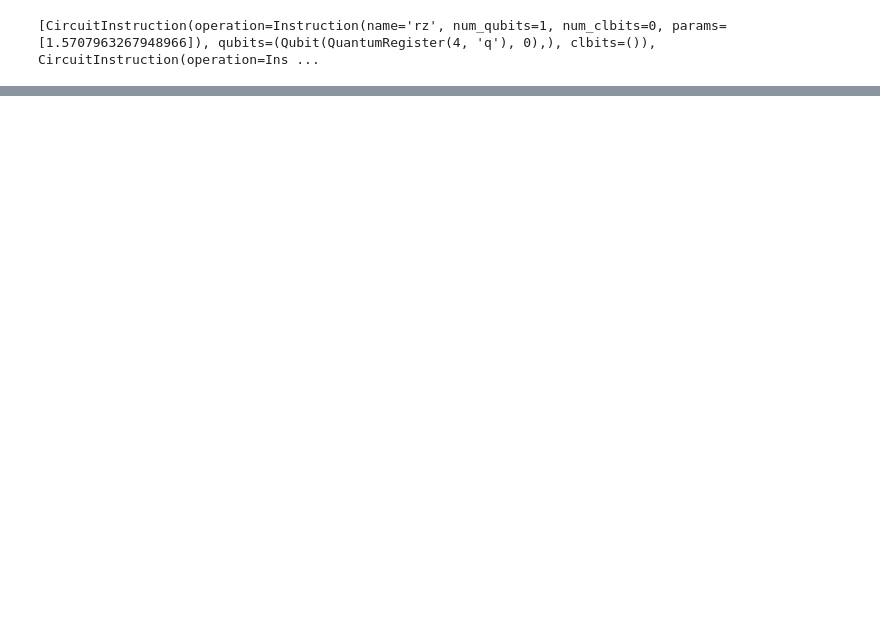
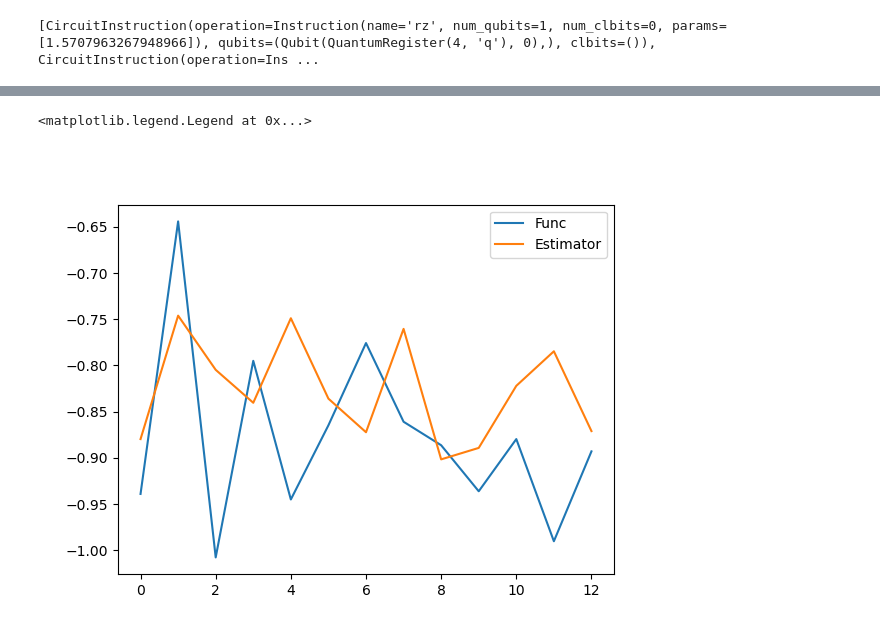
Before and after one commit to Gtortoretto/Quantum-Computing, a Jupyter notebook: AWS/Gabriel/GroundState10 - Estimator AWS/main.ipynb, the cells around one changed output, grey strips where cells are left out. Drawn from its saved outputs; the diff is of its cells as text; code cells hidden in the pictures; blank space fills up the shorter version.

```diff
--- a/AWS/Gabriel/GroundState10 - Estimator AWS/main.ipynb
+++ b/AWS/Gabriel/GroundState10 - Estimator AWS/main.ipynb
@@ -184,0 +256,32 @@ circuito_sv1.data
+# %%
+from qiskit.circuit.random import random_circuit
+
+metodo_nara = []
+metodo_func = []
+metodo_estimator = []
+
+
+for a in range(13):
+
+    qc = random_circuit(4, 90, max_operands=3, seed=np.random.randint(0, 100000))
+
+    observable = operator = SparsePauliOp(['IIII', 'IIIZ', 'IIZI', 'IIZZ', 'IZII', 'IZIZ', 'ZIII', 'ZIIZ', 'XXXX', 'XXXX', 'IIXX', 'XXXX', 'IZZI', 'ZIZI', 'ZZII'],
+              coeffs=[-0.8567854 +0.j,  0.13716573+0.j, -0.13036292+0.j,  0.10622904+0.j,
+  0.13716573+0.j,  0.15660062+0.j, -0.13036292+0.j,  0.15542669+0.j,
+  0.04919765+0.j,  0.04919765+0.j,  0.04919765+0.j,  0.04919765+0.j,
+  0.15542669+0.j,  0.16326769+0.j,  0.10622904+0.j])
+
+    refined_value = valor_esperado(qc, observable, sv1, shots=1024)
+
+    estimator_value = estimator.run(circuits=[qc], observables=observable).result().values[0]
+
+    metodo_func.append(refined_value)
+    metodo_estimator.append(estimator_value)
+
+plt.figure()
+plt.plot(metodo_func, label='Func')
+plt.plot(metodo_estimator, label='Estimator')
+plt.legend()
+# %% [output]
+<matplotlib.legend.Legend at 0x...>
+[figure, added]
```
Also changed, not shown: parts of 12 cells of this notebook, 3 other files.
